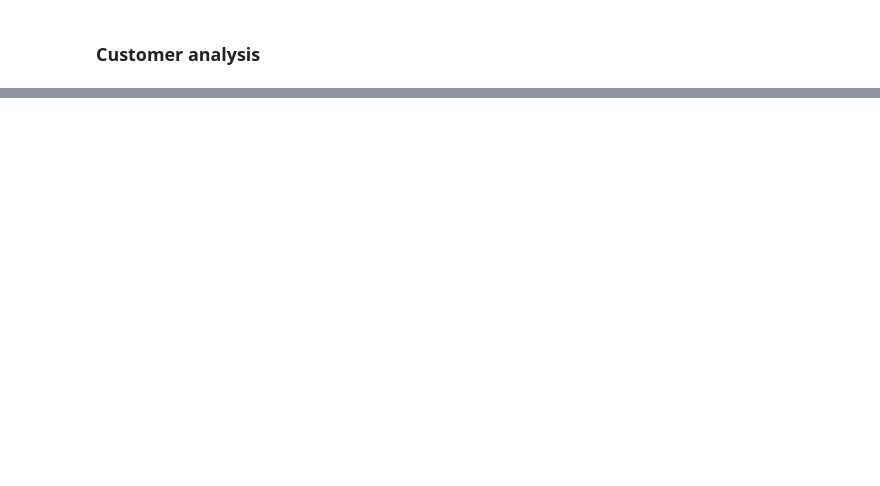
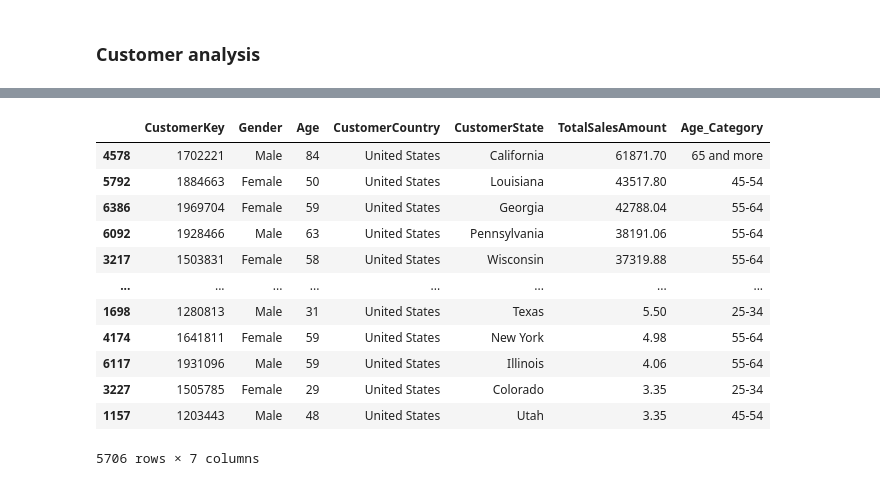
Before and after one commit to DimitriKneur/Global-Electronics-Retailer-Analysis, a Jupyter notebook: Data_Transformation_and_Exploration/data_processing.ipynb, the cells around one changed output, grey strips where cells are left out. Drawn from its saved outputs; the diff is of its cells as text; code cells hidden in the pictures; blank space fills up the shorter version.

```diff
--- a/Data_Transformation_and_Exploration/data_processing.ipynb
+++ b/Data_Transformation_and_Exploration/data_processing.ipynb
@@ -721,0 +811,4 @@ Name: count, dtype: int64
+# %%
+sales_by_customer = df.groupby(["CustomerKey", "Gender", "Age", "CustomerCountry", "CustomerState"])["TotalSalesAmount"].sum().reset_index()
+sales_by_customer = sales_by_customer.sort_values(by=["TotalSalesAmount"], ascending = False)
+sales_by_customer
@@ -721,0 +835,8 @@ Name: count, dtype: int64
+# %%
+sales_by_customer["Age_Category"] = sales_by_customer["Age"].apply(lambda x : "18-24" if x < 25
+                                                                      else    "25-34" if x < 35
+                                                                      else    "35-44" if x < 45
+                                                                      else    "45-54" if x < 55
+                                                                      else    "55-64" if x < 65
+                                                                      else    "65 and more")
+sales_by_customer[["Age", "Age_Category"]]
@@ -721,0 +869,17 @@ Name: count, dtype: int64
+# %%
+sales_by_customer_US = sales_by_customer.loc[sales_by_customer["CustomerCountry"]=="United States"]
+sales_by_customer_US
+# %% [output]
+|  | CustomerKey | Gender | Age | CustomerCountry | CustomerState | TotalSalesAmount | Age_Category |
+| 4578 | 1702221 | Male | 84 | United States | California | 61871.70 | 65 and more |
+| 5792 | 1884663 | Female | 50 | United States | Louisiana | 43517.80 | 45-54 |
+| 6386 | 1969704 | Female | 59 | United States | Georgia | 42788.04 | 55-64 |
+| 6092 | 1928466 | Male | 63 | United States | Pennsylvania | 38191.06 | 55-64 |
+| 3217 | 1503831 | Female | 58 | United States | Wisconsin | 37319.88 | 55-64 |
+| ... | ... | ... | ... | ... | ... | ... | ... |
+| 1698 | 1280813 | Male | 31 | United States | Texas | 5.50 | 25-34 |
+| 4174 | 1641811 | Female | 59 | United States | New York | 4.98 | 55-64 |
+| 6117 | 1931096 | Male | 59 | United States | Illinois | 4.06 | 55-64 |
+| 3227 | 1505785 | Female | 29 | United States | Colorado | 3.35 | 25-34 |
+| 1157 | 1203443 | Male | 48 | United States | Utah | 3.35 | 45-54 |
+5706 rows × 7 columns
```
Also changed, not shown: parts of 19 cells of this notebook.
